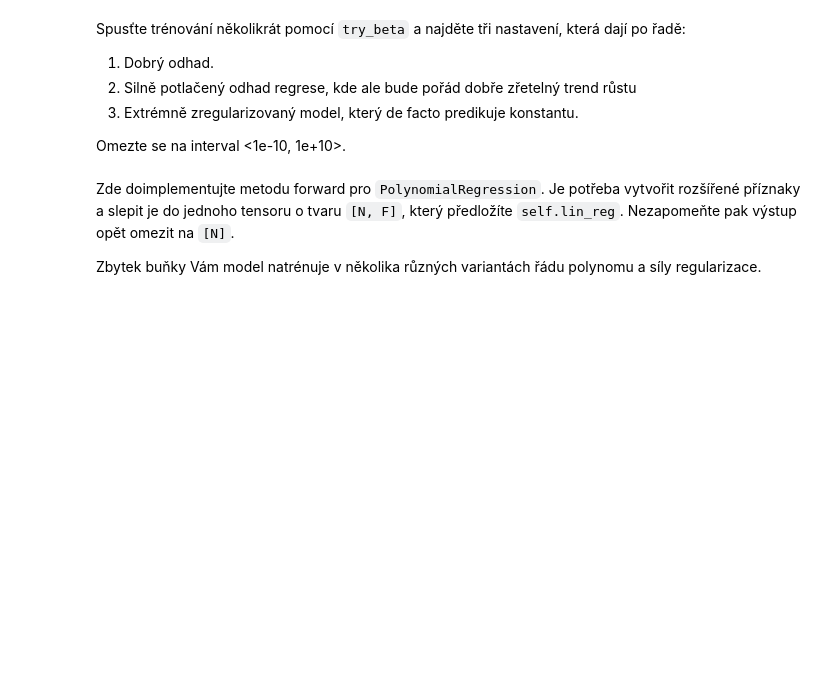
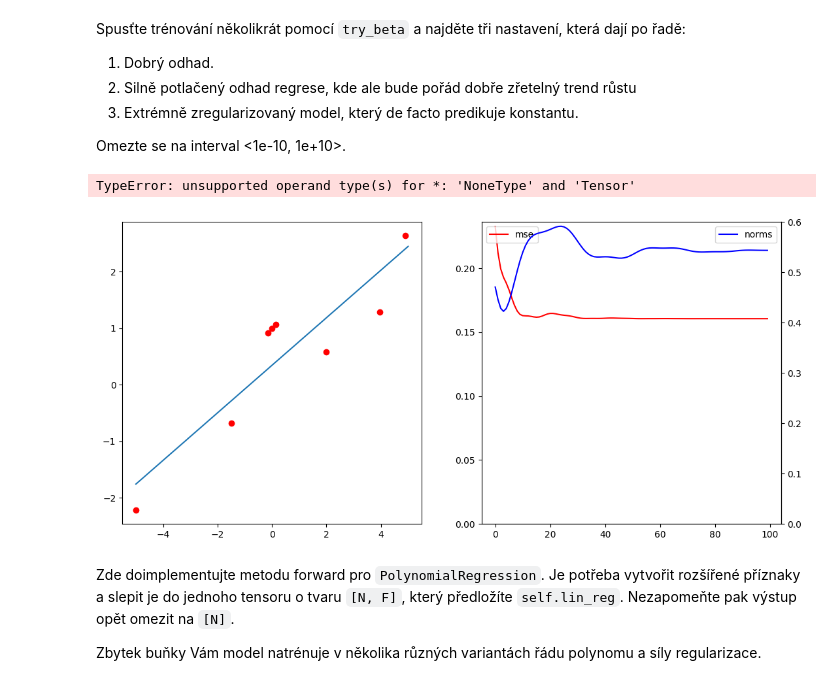
Before and after one commit to You-never-know/SUI-3, a Jupyter notebook: zadani.ipynb, the cells around one changed output. Cells and saved outputs as stored; diff of their text form; code cells hidden in the pictures; blank space fills up the shorter version.

```diff
--- a/zadani.ipynb
+++ b/zadani.ipynb
@@ -59,8 +59,7 @@ def tangent_minimum(function, x0, nb_steps):
     path = [x0.item()]
     x = x0
     for i in range(nb_steps):
-        y = function(x)
-        y.backward()
+        function(x).backward()
         x = torch.tensor((x - x.grad).item(), requires_grad=True)
         path.append(x.item())
     return path
@@ -95,13 +94,16 @@ Může se vám hodit `torch.nn.Module.parameters()`.
 class LinearRegression(torch.nn.Module):
     def __init__(self, input_dim):
         super().__init__()
-        pass
+        self.model = torch.nn.Linear(input_dim, input_dim)
+        self.model.bias.data.zero_()
+        self.model.weight.data.zero_()
+        self.model.weight.data[0] = 0.5
 
     def forward(self, x):
-        return None
+        return self.model(x).squeeze()
 
     def l2_norm(self):
-        return None
+        return torch.sqrt(sum(par.pow(2).sum() for par in self.model.parameters())).item()
 # %% [markdown]
 Naimplementujte funkci pro trénování modelu takového modelu.
 Funkce přijímá:
@@ -121,8 +123,13 @@ def train_regression_model(model, loss_fun, optimizer, train_X, train_t, nb_step
     mses = []
     norms = []
     for _ in range(nb_steps):
-        pass
-
+        predict_y = model(train_X)
+        loss = loss_fun(predict_y, train_t, model)
+        optimizer.zero_grad()
+        loss.backward()
+        optimizer.step()
+        mses.append(loss.item())
+        norms.append(model.l2_norm())
     return mses, norms
 
 class MSE_with_regression:
@@ -131,9 +138,9 @@ class MSE_with_regression:
         self.l2_beta = l2_beta
 
     def __call__(self, y, t, model):
-        mse = None
-        l2 = None
-        return None
+        mse = self.loss(y, t)
+        l2 = self.l2_beta * mse
+        return l2
 # %% [markdown]
 Spusťte trénování několikrát pomocí `try_beta` a najděte tři nastavení, která dají po řadě:
 1. Dobrý odhad.
@@ -144,31 +151,34 @@ Omezte se na interval <1e-10, 1e+10>.
 # %%
 def plot_training_result(model, losses, norms):
     fig, axs = plt.subplots(ncols=2, figsize=(13, 6))
     axs[0].plot(xs.detach(), model(xs.float().unsqueeze(-1)).detach())
     axs[0].scatter(data, ts, c='r')
 
     axs[1].plot(losses, 'r-', label='mse')
     axs[1].legend(loc="upper left")
     axs[1].set_ylim(bottom=0)
     ax_2 = axs[1].twinx()
     ax_2.plot(norms, 'b-', label='norms')
     ax_2.legend(loc="upper right")
     ax_2.set_ylim(bottom=0)
 
 
 xs = torch.linspace(-5, 5, steps=100)
 data = torch.tensor([-4.99, 3.95, -1.5, -0.15, 0, 0.15, 2, 4.9]).unsqueeze(-1)
 ts = func(data).squeeze(-1).detach()
 
 def try_beta(l2_beta):
     regr_1 = LinearRegression(1)
     opt = torch.optim.Adam(regr_1.parameters(), 3e-2)
     losses, norms = train_regression_model(regr_1, MSE_with_regression(l2_beta), opt, data, ts)
     plot_training_result(regr_1, losses, norms)
 
+try_beta(0.5)
 try_beta(None)
 try_beta(None)
-try_beta(None)
+# %% [output]
+TypeError: unsupported operand type(s) for *: 'NoneType' and 'Tensor'
+[figure, added]
 # %% [markdown]
 Zde doimplementujte metodu forward pro `PolynomialRegression`.
 Je potřeba vytvořit rozšířené příznaky a slepit je do jednoho tensoru o tvaru `[N, F]`, který předložíte `self.lin_reg`.
```
